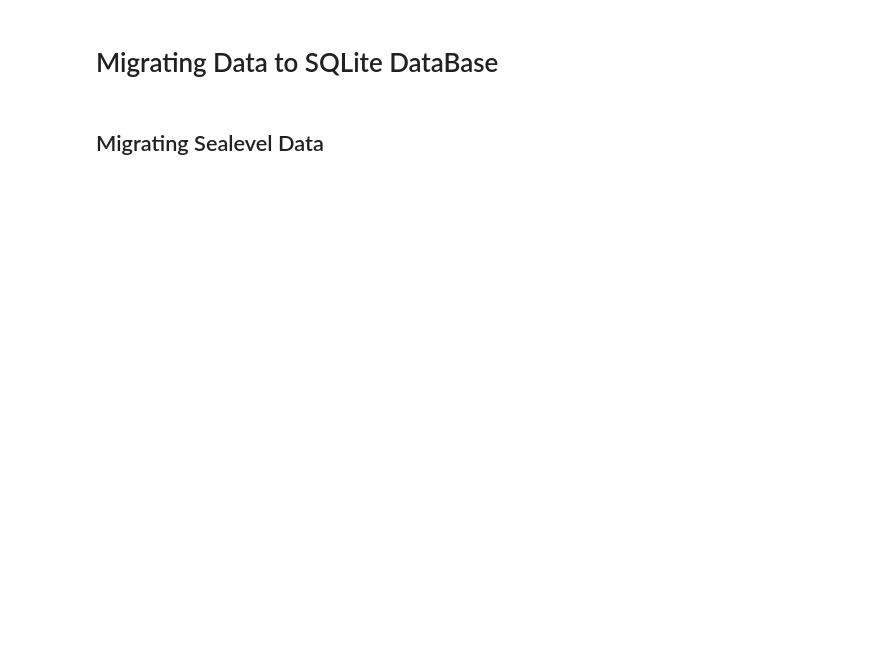
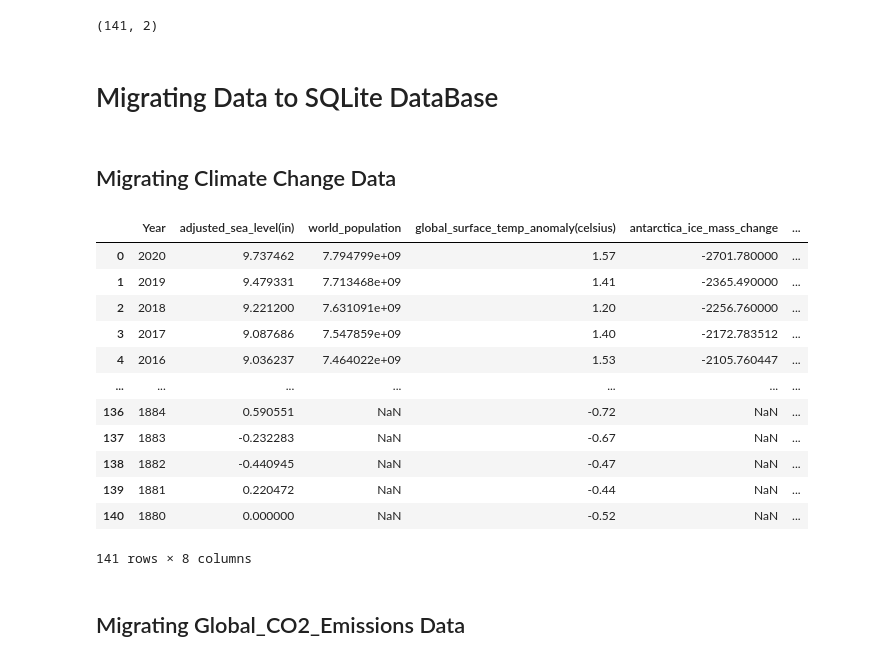
Before and after one commit to andrewhoeppner/final_project, a Jupyter notebook: data2sql.ipynb, the cells around one changed output. Cells and saved outputs as stored; diff of their text form; code cells hidden in the pictures; blank space fills up the shorter version.

Commit message:
uploading database

```diff
--- a/data2sql.ipynb
+++ b/data2sql.ipynb
@@ -61,5 +122,11 @@ ParserError: Error tokenizing data. C error: Buffer overflow caught - possible m
+# %%
+print(sealevel_df.shape)
+# %% [output]
+(141, 2)
 # %% [markdown]
 # Migrating Data to SQLite DataBase
 # %%
 # Set up connection
 conn=sqlite3.connect('Resources/db.sqlite')
+# %% [markdown]
+## Migrating Climate Change Data
@@ -66,2 +136,19 @@ conn=sqlite3.connect('Resources/db.sqlite')
+# %%
+#  Confirm data is in SQL database.
+pd.read_sql('select * from climateChange_table', conn)
+# %% [output]
+|  | Year | adjusted_sea_level(in) | world_population | global_surface_temp_anomaly(celsius) | antarctica_ice_mass_change | ... |
+| 0 | 2020 | 9.737462 | 7.794799e+09 | 1.57 | -2701.780000 | ... |
+| 1 | 2019 | 9.479331 | 7.713468e+09 | 1.41 | -2365.490000 | ... |
+| 2 | 2018 | 9.221200 | 7.631091e+09 | 1.20 | -2256.760000 | ... |
+| 3 | 2017 | 9.087686 | 7.547859e+09 | 1.40 | -2172.783512 | ... |
+| 4 | 2016 | 9.036237 | 7.464022e+09 | 1.53 | -2105.760447 | ... |
+| ... | ... | ... | ... | ... | ... | ... |
+| 136 | 1884 | 0.590551 | NaN | -0.72 | NaN | ... |
+| 137 | 1883 | -0.232283 | NaN | -0.67 | NaN | ... |
+| 138 | 1882 | -0.440945 | NaN | -0.47 | NaN | ... |
+| 139 | 1881 | 0.220472 | NaN | -0.44 | NaN | ... |
+| 140 | 1880 | 0.000000 | NaN | -0.52 | NaN | ... |
+141 rows × 8 columns
 # %% [markdown]
-## Migrating Sealevel Data
+## Migrating Global_CO2_Emissions Data
```
Also changed, not shown: parts of 48 cells of this notebook, 2 other files.
